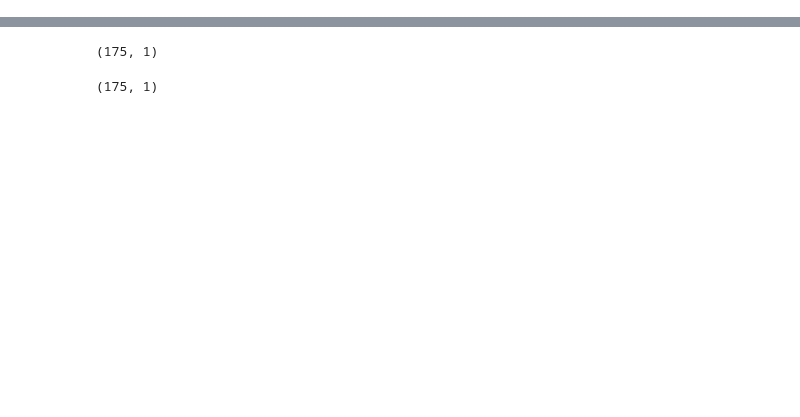
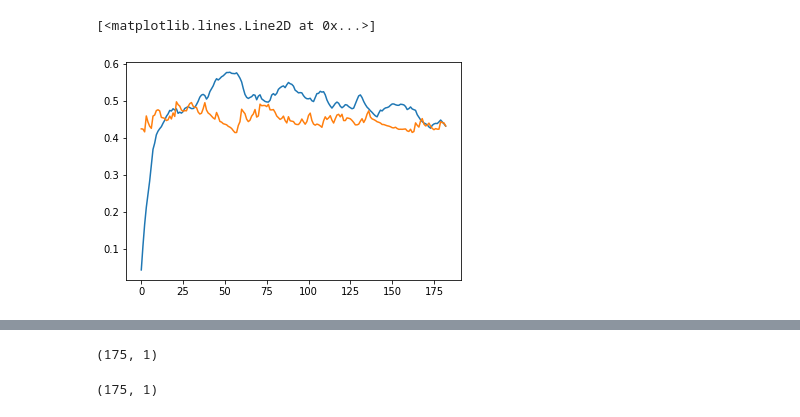
Before and after one commit to leelew/HRSEPP, a Jupyter notebook: src/debug.ipynb, the cells around one changed output, grey strips where cells are left out. Drawn from its saved outputs; the diff is of its cells as text; code cells hidden in the pictures; blank space fills up the shorter version.

```diff
--- a/src/debug.ipynb
+++ b/src/debug.ipynb
@@ -10,0 +15,13 @@ y_test = np.load('y_test.npy')
+# %%
+from model.__model import GlobalLSTM
+from model.__train_model import train, rmse_loss
+
+model = GlobalLSTM(256)
+
+model = train(model,
+      X,
+      y,
+      loss_func=rmse_loss,
+      epochs=10,
+      batch_size=6,
+      rho=30)
@@ -11 +63,3 @@ y_test = np.load('y_test.npy')
+# %%
+yp = model(x_test).numpy()
 # %%
@@ -15,2 +87,13 @@ x_train.shape
+# %%
+import matplotlib.pyplot as plt
+
+plt.plot(yp[2])
+#plt.plot(yp[3])
+
+plt.plot(y_test[2])
+#plt.plot(y_test[5])
+# %% [output]
+[<matplotlib.lines.Line2D at 0x...>]
+[figure, added]
 # %%
 # inputs
```
Also changed, not shown: parts of 25 cells of this notebook, 11 other files.
